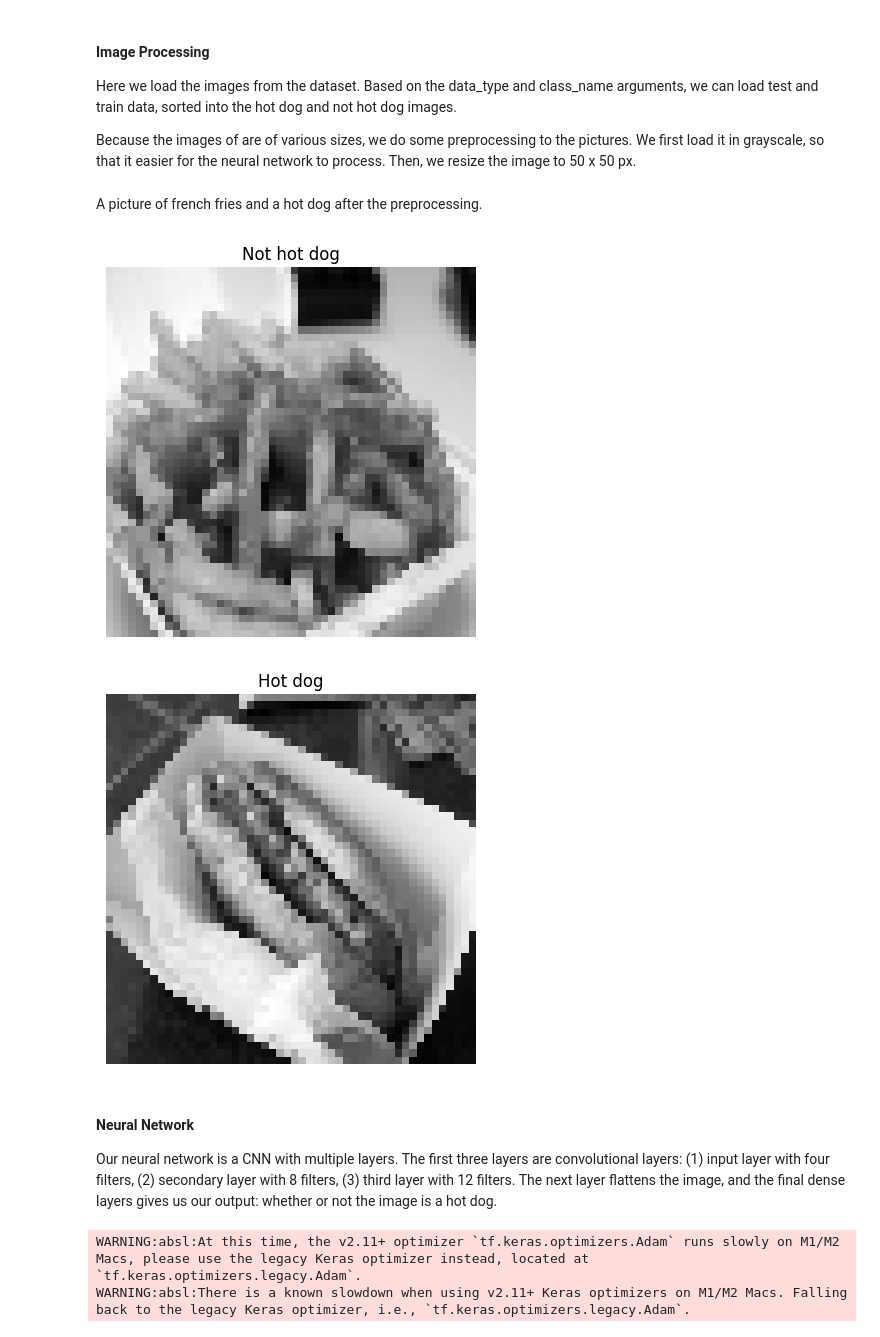
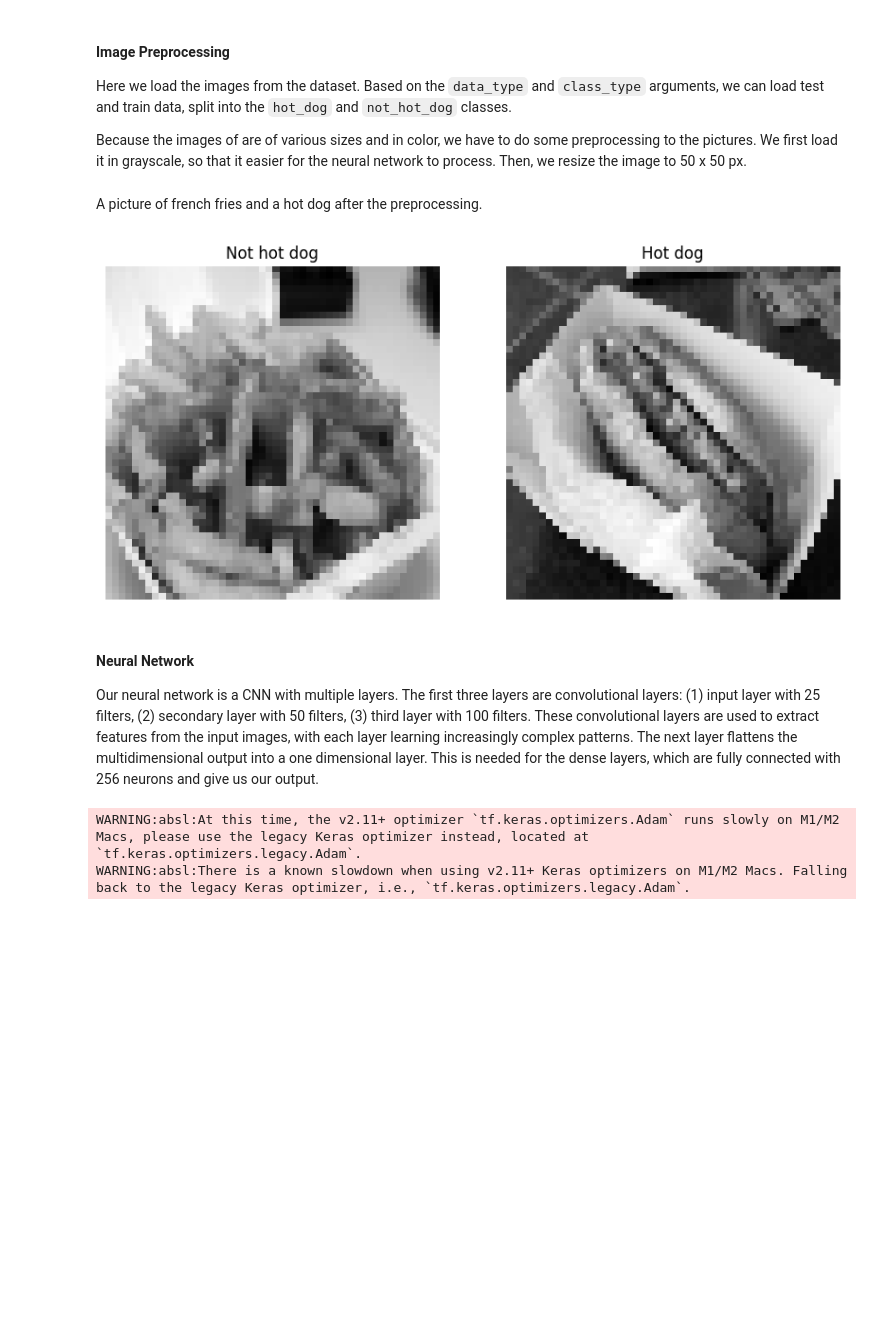
Before and after one commit to Arvonit/penguin_analysis, a Jupyter notebook: project.ipynb, the cells around one changed output. Cells and saved outputs as stored; diff of their text form; code cells hidden in the pictures; blank space fills up the shorter version.

```diff
--- a/project.ipynb
+++ b/project.ipynb
@@ -32,60 +35,64 @@ num_epochs = 25
 num_classes = 2
 validation_split = 0.2
 # %% [markdown]
-#### Image Processing
+#### Image Preprocessing
 
-Here we load the images from the dataset. Based on the data_type and class_name arguments, we can load test and train data, sorted into the hot dog and not hot dog images.
+Here we load the images from the dataset. Based on the `data_type` and `class_type` arguments, we can load test and train data, split into the `hot_dog` and `not_hot_dog` classes.
 
-Because the images of are of various sizes, we do some preprocessing to the pictures. We first load
+Because the images of are of various sizes and in color, we have to do some preprocessing to the pictures. We first load
 it in grayscale, so that it easier for the neural network to process. Then, we resize the image to
 50 x 50 px.
 # %%
-def load_data(data_type, class_name):
+def load_data(data_type, class_type):
     images = []
     labels = []
 
-    for file in os.listdir(f'data/{data_type}/{class_name}'):
-        image = cv2.resize(cv2.imread(f'data/{data_type}/{class_name}/{format(file)}', 0), (img_width, img_height))
-        # image = cv2.resize(image, (img_width, img_height))
+    for file in os.listdir(f'data/{data_type}/{class_type}'):
+        image = cv2.resize(cv2.imread(f'data/{data_type}/{class_type}/{format(file)}', 0), (img_width, img_height))
         images.append(image)
-        labels.append(0 if class_name == 'not_hot_dog' else 1)
+        labels.append(0 if class_type == 'not_hot_dog' else 1)
 
     return (images, labels)
 # %%
 # load and merge training data
-X_train_nh, y_train_nh = load_data(data_type="train", class_name="not_hot_dog")
-X_train_h, y_train_h = load_data(data_type="train", class_name="hot_dog")
+X_train_nh, y_train_nh = load_data(data_type="train", class_type="not_hot_dog")
+X_train_h, y_train_h = load_data(data_type="train", class_type="hot_dog")
 X_train = np.array(X_train_nh + X_train_h)
+
+# rotation_layer = RandomRotation(0.5)
+# rotation_layer = RandomZoom()
+# X_train_aug = rotation_layer(X_train).numpy()
+
+# X_train = np.array(X_train + X_train_aug)
+
 X_train = X_train.reshape((X_train.shape[0], img_width, img_height, 1))
 y_train = np.array(y_train_nh + y_train_h)
 
 # load and merge testing data
-X_test_nh, y_test_nh = load_data(data_type="test", class_name="not_hot_dog")
-X_test_h, y_test_h = load_data(data_type="test", class_name="hot_dog")
+X_test_nh, y_test_nh = load_data(data_type="test", class_type="not_hot_dog")
+X_test_h, y_test_h = load_data(data_type="test", class_type="hot_dog")
 X_test = np.array(X_test_nh + X_test_h)
 X_test = X_test.reshape((X_test.shape[0], img_width, img_height, 1))
 y_test = np.array(y_test_nh + y_test_h)
 # %% [markdown]
 A picture of french fries and a hot dog after the preprocessing.
 # %%
-import matplotlib.pyplot as plt
+fig, axes = plt.subplots(1, 2, figsize=(10, 5))
 
-# Display the first image in the training set
-plt.imshow(X_train_nh[0], cmap='gray')
-plt.title("Not hot dog")
-plt.axis("off")
+axes[0].imshow(X_train_nh[0], cmap="gray")
+axes[0].set_title("Not hot dog")
+axes[0].axis("off")
+
+axes[1].imshow(X_train_h[0], cmap="gray")
+axes[1].set_title("Hot dog")
+axes[1].axis("off")
+
 plt.show()
-
-plt.imshow(X_train_h[0], cmap='gray')
-plt.axis("off")
-plt.title("Hot dog")
-plt.show()
 # %% [output]
-[figure, old version]
+[figure, new version]
-[figure, removed]
 # %% [markdown]
 #### Neural Network
 
-Our neural network is a CNN with multiple layers. The first three layers are convolutional layers: (1) input layer with four filters, (2) secondary layer with 8 filters, (3) third layer with 12 filters. The next layer flattens the image, and the final dense layers gives us our output: whether or not the image is a hot dog.
+Our neural network is a CNN with multiple layers. The first three layers are convolutional layers: (1) input layer with 25 filters, (2) secondary layer with 50 filters, (3) third layer with 100 filters. These convolutional layers are used to extract features from the input images, with each layer learning increasingly complex patterns. The next layer flattens the multidimensional output into a one dimensional layer. This is needed for the dense layers, which are fully connected with 256 neurons and give us our output.
 # %%
 model = Sequential()
```
Also changed, not shown: parts of 12 cells of this notebook.
